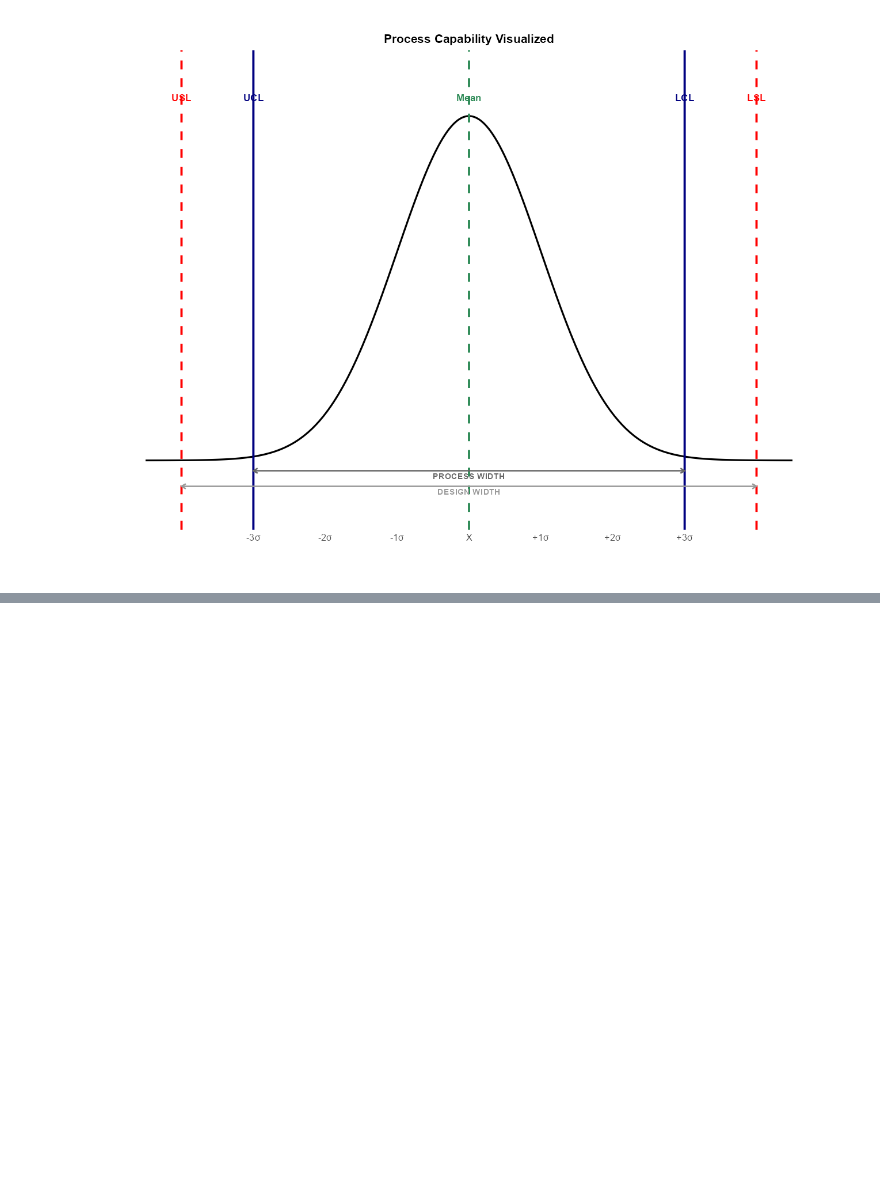
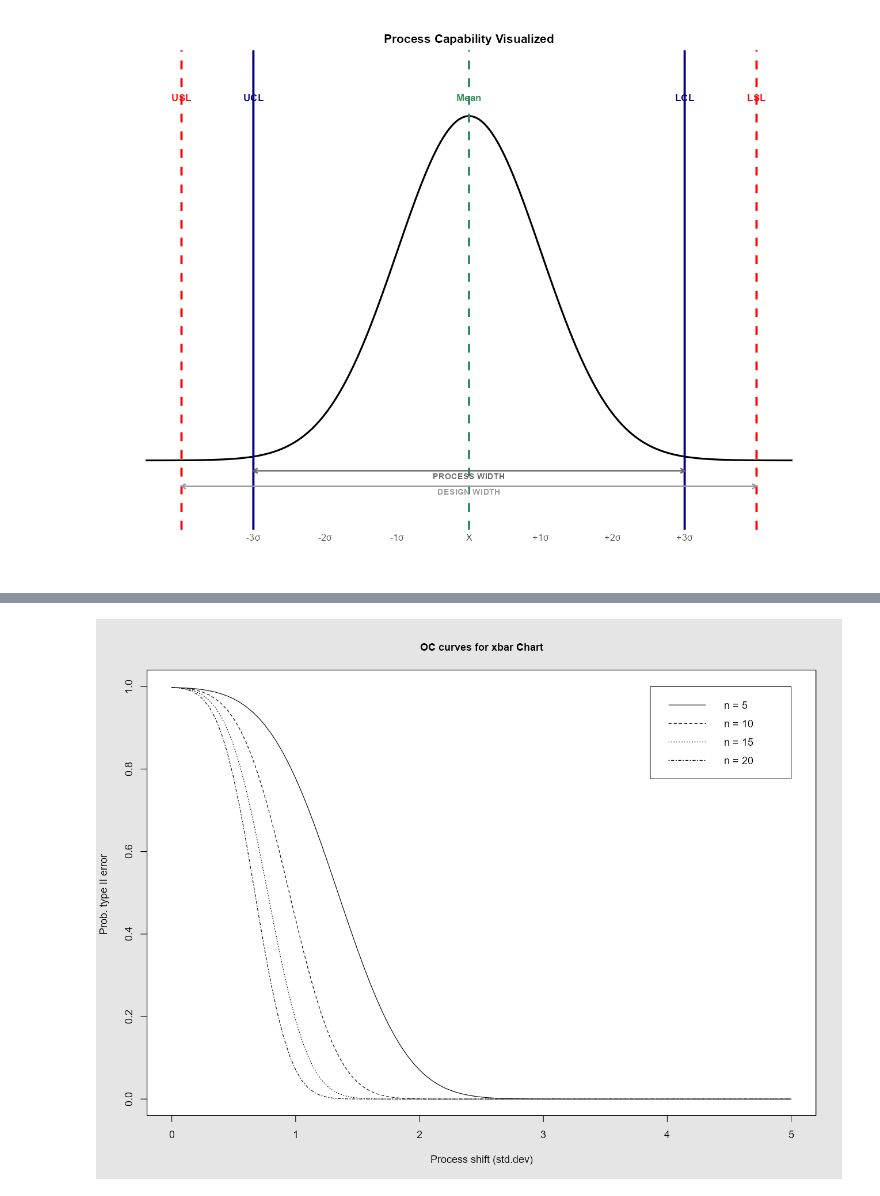
Before and after one commit to abrown9008/STAT-7110-Quality-Control, a Jupyter notebook: Slides/Week-2-Shewhart-Charts-for-Variables/Shewhart-Charts-for-Variables.ipynb, the cells around one changed output, grey strips where cells are left out. Cells and saved outputs as stored; diff of their text form; code cells hidden in the pictures; blank space fills up the shorter version.

```diff
--- a/Slides/Week-2-Shewhart-Charts-for-Variables/Shewhart-Charts-for-Variables.ipynb
+++ b/Slides/Week-2-Shewhart-Charts-for-Variables/Shewhart-Charts-for-Variables.ipynb
@@ -359,0 +531,7 @@ ggplot(df, aes(x, y)) +
+# %%
+## Generate OC Curves for Phase 1 X-Bar Chart
+## comparing n = 5, 10, 15, and 20 ##
+
+qcc::oc.curves.xbar(phase1_xbar,n=c(5,10,15,20))
+# %% [output]
+[figure, added]
```
Also changed, not shown: parts of 7 cells of this notebook, 8 other files.
